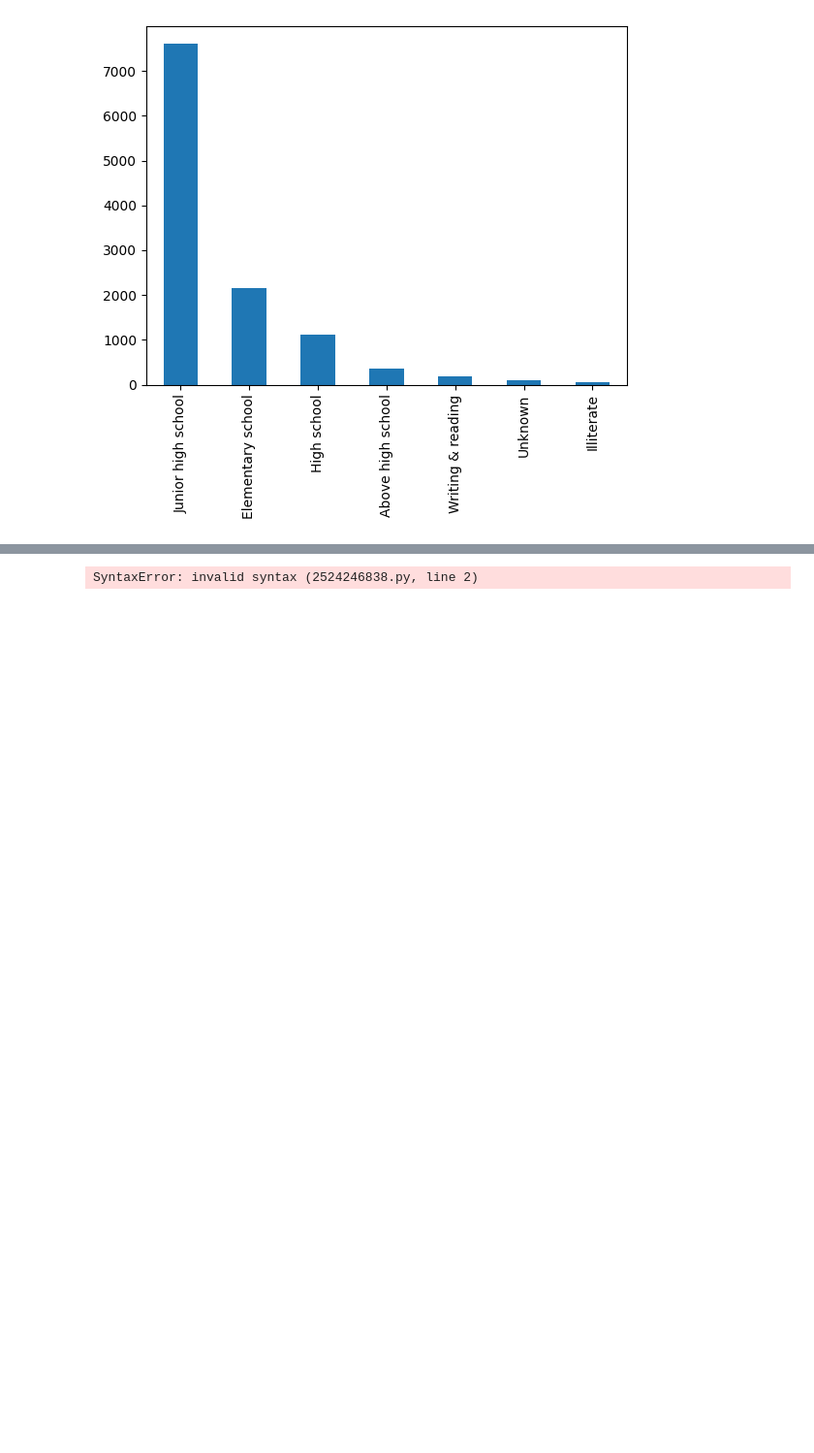
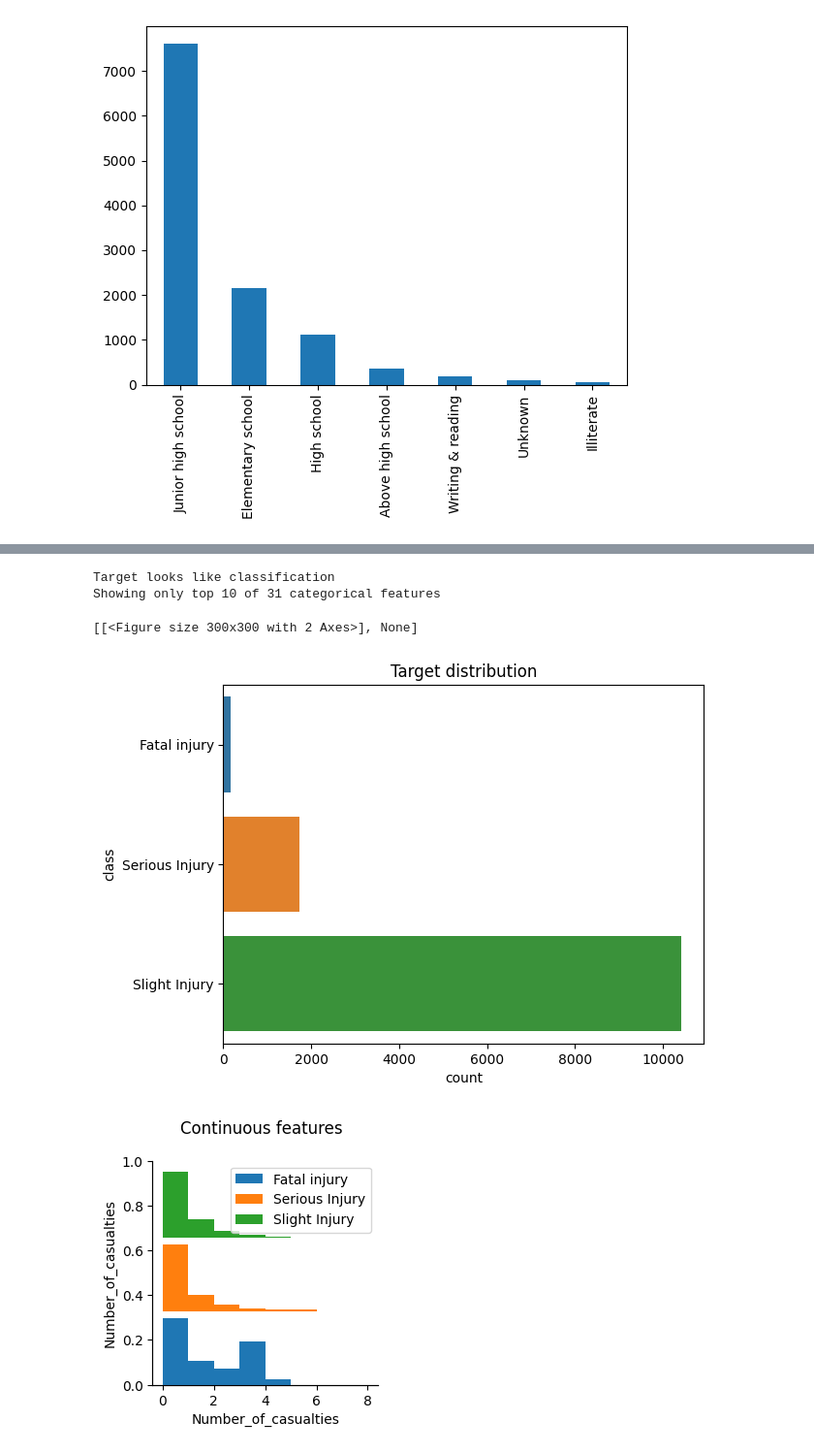
Before and after one commit to sudeep-hk/DS---Algo, a Jupyter notebook: accident_pred.ipynb, the cells around one changed output, grey strips where cells are left out. Shown at 97% size. Drawn from its saved outputs; the diff is of its cells as text; code cells hidden in the pictures; blank space fills up the shorter version.

```diff
--- a/accident_pred.ipynb
+++ b/accident_pred.ipynb
@@ -48,6 +53,10 @@ df['Educational_level'].value_counts().plot(kind='bar')
 # %%
 #auto data visualisation using dabl package
 import dabl
-dabl.plot()
+dabl.plot(df,target_col='Accident_severity',)
 # %% [output]
-SyntaxError: invalid syntax (2524246838.py, line 2)
+Target looks like classification
+Showing only top 10 of 31 categorical features
+[[<Figure size 300x300 with 2 Axes>], None]
+[figure, added]
+[figure, added]
```
Also changed, not shown: parts of 6 cells of this notebook.
